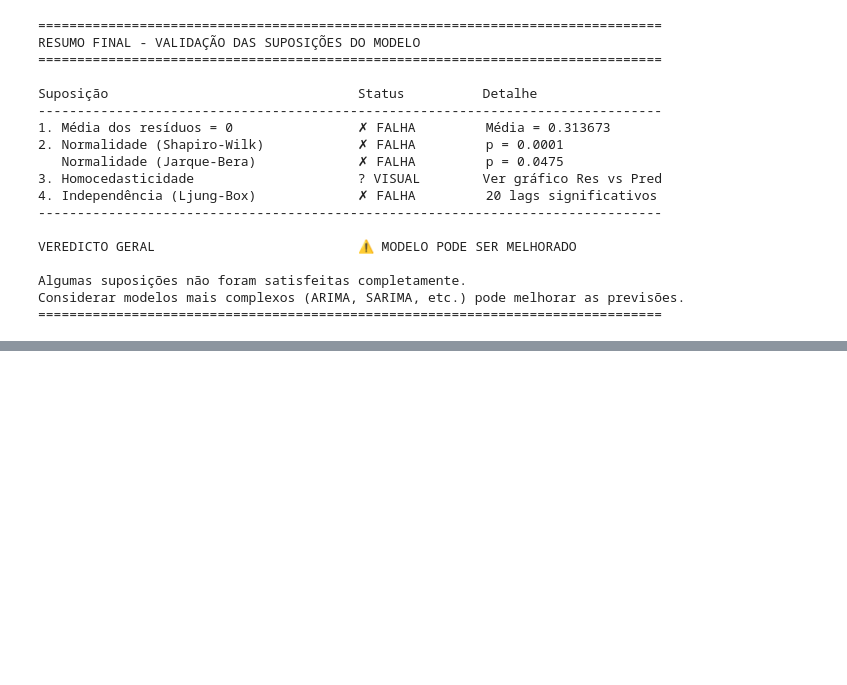
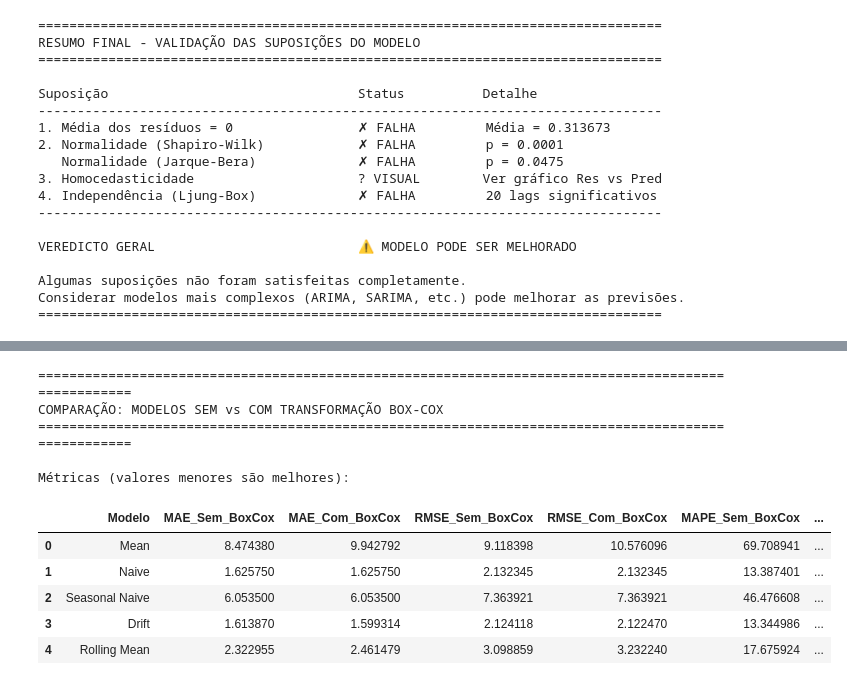
Before and after one commit to eduardammag/time-series, a Jupyter notebook: baselines/Baselines.ipynb, the cells around one changed output, grey strips where cells are left out. Cells and saved outputs as stored; diff of their text form; code cells hidden in the pictures; blank space fills up the shorter version.

```diff
--- a/baselines/Baselines.ipynb
+++ b/baselines/Baselines.ipynb
@@ -2064,0 +2493,80 @@ Considerar modelos mais complexos (ARIMA, SARIMA, etc.) pode melhorar as previs
+# %%
+# Tabela comparativa: SEM vs COM Box-Cox
+import pandas as pd
+
+# Resultados SEM Box-Cox (já calculados anteriormente)
+results_original = {
+    "Mean": res_mean,
+    "Naive": res_naive,
+    "Seasonal Naive": res_seasonal_naive,
+    "Drift": res_drift,
+    "Rolling Mean": res_rolling_mean
+}
+
+# Criar tabela comparativa
+comparison_data = []
+
+for model_name in ["Mean", "Naive", "Seasonal Naive", "Drift", "Rolling Mean"]:
+    res_orig = results_original[model_name]
+    res_bc = results_boxcox[model_name]
+
+    comparison_data.append({
+        "Modelo": model_name,
+        "MAE_Sem_BoxCox": res_orig["MAE"].mean(),
+        "MAE_Com_BoxCox": res_bc["MAE"].mean(),
+        "RMSE_Sem_BoxCox": res_orig["RMSE"].mean(),
+        "RMSE_Com_BoxCox": res_bc["RMSE"].mean(),
+        "MAPE_Sem_BoxCox": res_orig["MAPE"].mean(),
+        "MAPE_Com_BoxCox": res_bc["MAPE"].mean()
+    })
+
+comparison_table = pd.DataFrame(comparison_data)
+
+# Calcular melhoria percentual
+comparison_table["Melhoria_MAE_%"] = ((comparison_table["MAE_Sem_BoxCox"] - comparison_table["MAE_Com_BoxCox"]) / comparison_table["MAE_Sem_BoxCox"] * 100)
+comparison_table["Melhoria_RMSE_%"] = ((comparison_table["RMSE_Sem_BoxCox"] - comparison_table["RMSE_Com_BoxCox"]) / comparison_table["RMSE_Sem_BoxCox"] * 100)
+comparison_table["Melhoria_MAPE_%"] = ((comparison_table["MAPE_Sem_BoxCox"] - comparison_table["MAPE_Com_BoxCox"]) / comparison_table["MAPE_Sem_BoxCox"] * 100)
+
+print("=" * 100)
+print("COMPARAÇÃO: MODELOS SEM vs COM TRANSFORMAÇÃO BOX-COX")
+print("=" * 100)
+print("\nMétricas (valores menores são melhores):")
+display(comparison_table[["Modelo", "MAE_Sem_BoxCox", "MAE_Com_BoxCox", "RMSE_Sem_BoxCox", "RMSE_Com_BoxCox", "MAPE_Sem_BoxCox", "MAPE_Com_BoxCox"]])
+
+print("\n" + "=" * 100)
+print("MELHORIA PERCENTUAL (valores positivos = melhoria)")
+print("=" * 100)
+display(comparison_table[["Modelo", "Melhoria_MAE_%", "Melhoria_RMSE_%", "Melhoria_MAPE_%"]])
+
+# Resumo geral
+print("\n" + "=" * 100)
+print("RESUMO GERAL:")
+print("=" * 100)
+
+avg_improvement_mae = comparison_table["Melhoria_MAE_%"].mean()
+avg_improvement_rmse = comparison_table["Melhoria_RMSE_%"].mean()
+avg_improvement_mape = comparison_table["Melhoria_MAPE_%"].mean()
+
+print(f"\nMelhoria média com Box-Cox:")
+print(f"  MAE:  {avg_improvement_mae:+.2f}%")
+print(f"  RMSE: {avg_improvement_rmse:+.2f}%")
+print(f"  MAPE: {avg_improvement_mape:+.2f}%")
+
+if avg_improvement_mae > 0:
+    print(f"\n✓ Em média, a transformação Box-Cox MELHOROU as previsões")
+else:
+    print(f"\n⚠ Em média, a transformação Box-Cox NÃO melhorou as previsões")
+
+print("=" * 100)
+# %% [output]
+====================================================================================================
+COMPARAÇÃO: MODELOS SEM vs COM TRANSFORMAÇÃO BOX-COX
+====================================================================================================
+
+Métricas (valores menores são melhores):
+|  | Modelo | MAE_Sem_BoxCox | MAE_Com_BoxCox | RMSE_Sem_BoxCox | RMSE_Com_BoxCox | MAPE_Sem_BoxCox | ... |
+| 0 | Mean | 8.474380 | 9.942792 | 9.118398 | 10.576096 | 69.708941 | ... |
+| 1 | Naive | 1.625750 | 1.625750 | 2.132345 | 2.132345 | 13.387401 | ... |
+| 2 | Seasonal Naive | 6.053500 | 6.053500 | 7.363921 | 7.363921 | 46.476608 | ... |
+| 3 | Drift | 1.613870 | 1.599314 | 2.124118 | 2.122470 | 13.344986 | ... |
+| 4 | Rolling Mean | 2.322955 | 2.461479 | 3.098859 | 3.232240 | 17.675924 | ... |
```
Also changed, not shown: parts of 15 cells of this notebook.
